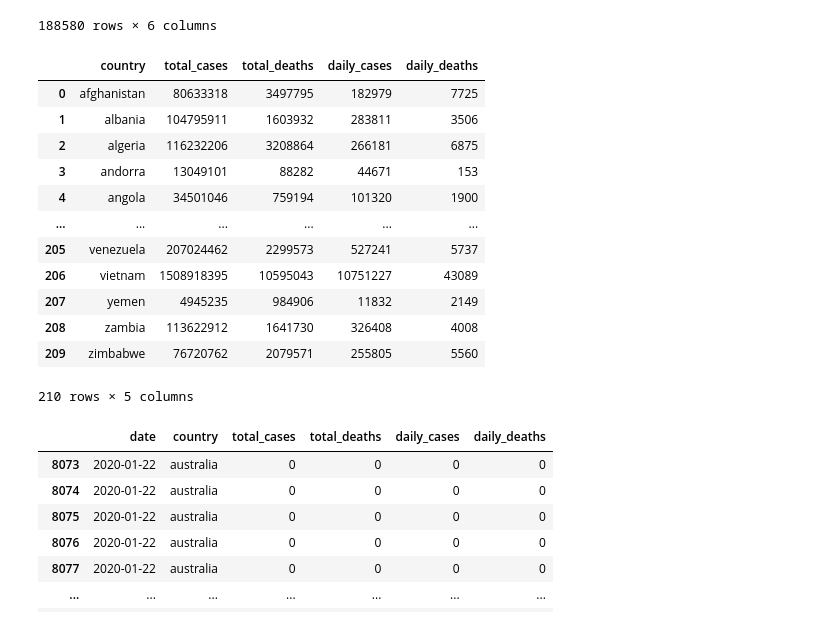
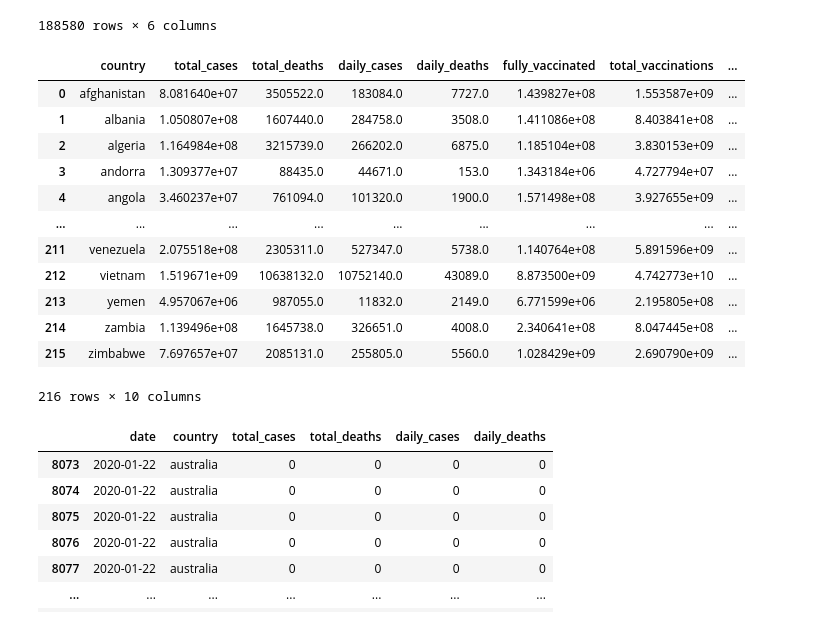
Before and after one commit to Akashkunwar/dscodes, a Jupyter notebook: cases_vaccination.ipynb, the cells around one changed output. Saved outputs shown, nothing was run; the diff lists cells and outputs as text; code cells hidden in the pictures.

```diff
--- a/cases_vaccination.ipynb
+++ b/cases_vaccination.ipynb
@@ -361,21 +377,21 @@ covid_df
 | 188579 | zimbabwe | 2022-07-07 | 255805 | 5560 | 0 | 0 |
 188580 rows × 6 columns
 # %%
-a.groupby(['date', 'country'],as_index = False).sum().groupby(['country']).agg('sum').reset_index()
+df.groupby(['date', 'country'],as_index = False).sum().groupby(['country']).agg('sum').reset_index()
 # %% [output]
-|  | country | total_cases | total_deaths | daily_cases | daily_deaths |
-| 0 | afghanistan | 80633318 | 3497795 | 182979 | 7725 |
-| 1 | albania | 104795911 | 1603932 | 283811 | 3506 |
-| 2 | algeria | 116232206 | 3208864 | 266181 | 6875 |
-| 3 | andorra | 13049101 | 88282 | 44671 | 153 |
-| 4 | angola | 34501046 | 759194 | 101320 | 1900 |
-| ... | ... | ... | ... | ... | ... |
-| 205 | venezuela | 207024462 | 2299573 | 527241 | 5737 |
-| 206 | vietnam | 1508918395 | 10595043 | 10751227 | 43089 |
-| 207 | yemen | 4945235 | 984906 | 11832 | 2149 |
-| 208 | zambia | 113622912 | 1641730 | 326408 | 4008 |
-| 209 | zimbabwe | 76720762 | 2079571 | 255805 | 5560 |
+|  | country | total_cases | total_deaths | daily_cases | daily_deaths | fully_vaccinated | total_vaccinations | ... |
+| 0 | afghanistan | 8.081640e+07 | 3505522.0 | 183084.0 | 7727.0 | 1.439827e+08 | 1.553587e+09 | ... |
+| 1 | albania | 1.050807e+08 | 1607440.0 | 284758.0 | 3508.0 | 1.411086e+08 | 8.403841e+08 | ... |
+| 2 | algeria | 1.164984e+08 | 3215739.0 | 266202.0 | 6875.0 | 1.185104e+08 | 3.830153e+09 | ... |
+| 3 | andorra | 1.309377e+07 | 88435.0 | 44671.0 | 153.0 | 1.343184e+06 | 4.727794e+07 | ... |
+| 4 | angola | 3.460237e+07 | 761094.0 | 101320.0 | 1900.0 | 1.571498e+08 | 3.927655e+09 | ... |
+| ... | ... | ... | ... | ... | ... | ... | ... | ... |
+| 211 | venezuela | 2.075518e+08 | 2305311.0 | 527347.0 | 5738.0 | 1.140764e+08 | 5.891596e+09 | ... |
+| 212 | vietnam | 1.519671e+09 | 10638132.0 | 10752140.0 | 43089.0 | 8.873500e+09 | 4.742773e+10 | ... |
+| 213 | yemen | 4.957067e+06 | 987055.0 | 11832.0 | 2149.0 | 6.771599e+06 | 2.195805e+08 | ... |
+| 214 | zambia | 1.139496e+08 | 1645738.0 | 326651.0 | 4008.0 | 2.340641e+08 | 8.047445e+08 | ... |
+| 215 | zimbabwe | 7.697657e+07 | 2085131.0 | 255805.0 | 5560.0 | 1.028429e+09 | 2.690790e+09 | ... |
-210 rows × 5 columns
+216 rows × 10 columns
 # %%
 a[a.country=='australia']
 # %% [output]
```
Also changed, not shown: parts of 1 cell of this notebook.
